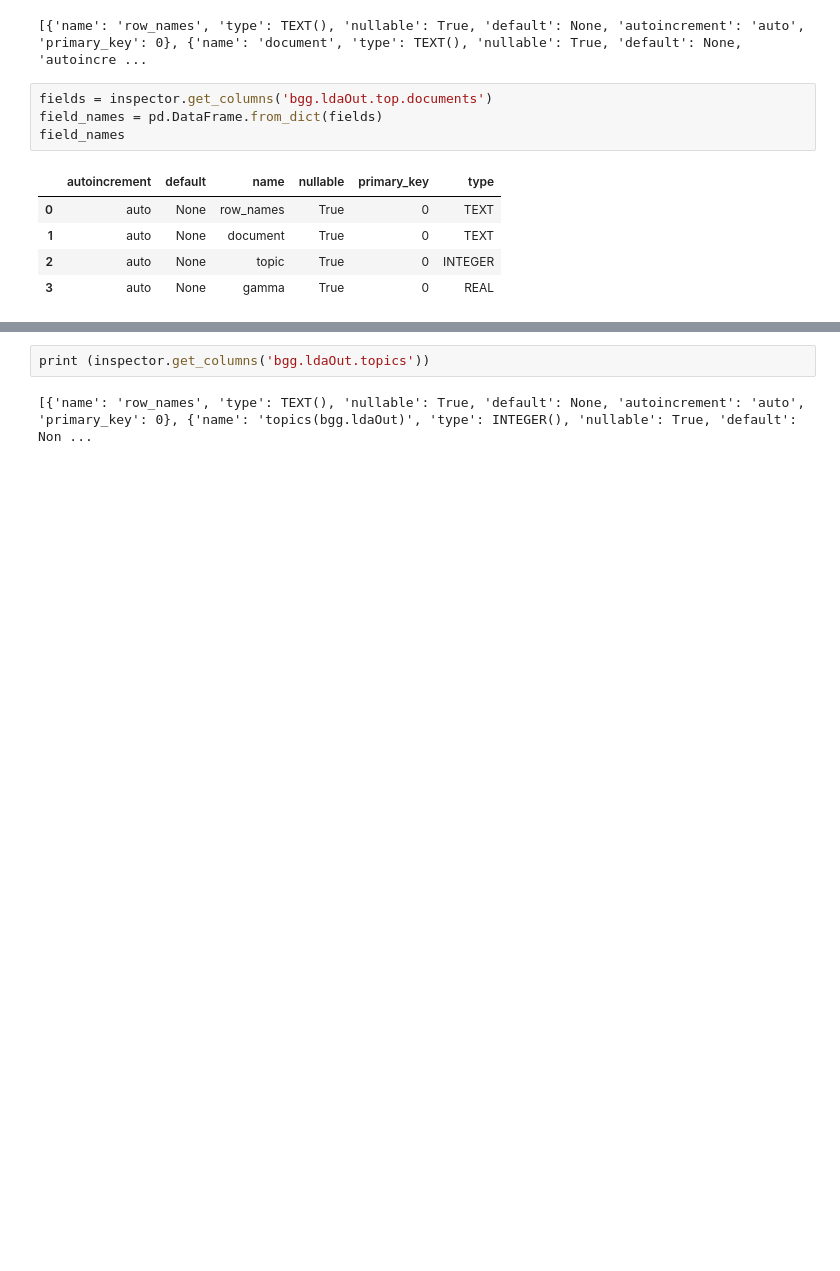
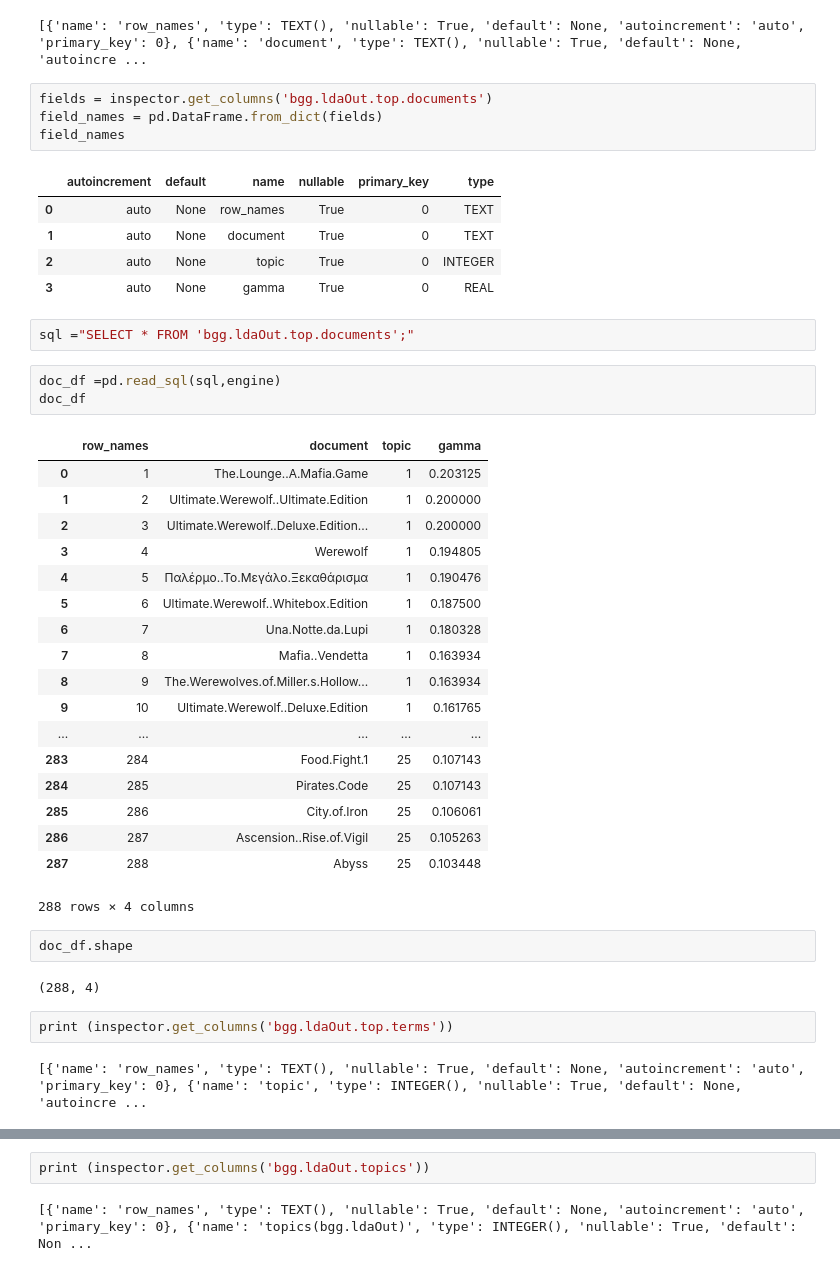
Before and after one commit to WT-CodeToSolve/Adv-Data-Analytics, a Jupyter notebook: BoardGame Ex Answer.ipynb, the cells around one changed output, grey strips where cells are left out. Drawn from its saved outputs; the diff is of its cells as text; blank space fills up the shorter version.

```diff
--- a/BoardGame Ex Answer.ipynb
+++ b/BoardGame Ex Answer.ipynb
@@ -56,3 +94,35 @@ field_names
 | 1 | auto | None | document | True | 0 | TEXT |
 | 2 | auto | None | topic | True | 0 | INTEGER |
 | 3 | auto | None | gamma | True | 0 | REAL |
+# %%
+sql ="SELECT * FROM 'bgg.ldaOut.top.documents';"
+# %%
+doc_df =pd.read_sql(sql,engine)
+doc_df
+# %% [output]
+|  | row_names | document | topic | gamma |
+| 0 | 1 | The.Lounge..A.Mafia.Game | 1 | 0.203125 |
+| 1 | 2 | Ultimate.Werewolf..Ultimate.Edition | 1 | 0.200000 |
+| 2 | 3 | Ultimate.Werewolf..Deluxe.Edition... | 1 | 0.200000 |
+| 3 | 4 | Werewolf | 1 | 0.194805 |
+| 4 | 5 | Παλέρμο..Το.Μεγάλο.Ξεκαθάρισμα | 1 | 0.190476 |
+| 5 | 6 | Ultimate.Werewolf..Whitebox.Edition | 1 | 0.187500 |
+| 6 | 7 | Una.Notte.da.Lupi | 1 | 0.180328 |
+| 7 | 8 | Mafia..Vendetta | 1 | 0.163934 |
+| 8 | 9 | The.Werewolves.of.Miller.s.Hollow... | 1 | 0.163934 |
+| 9 | 10 | Ultimate.Werewolf..Deluxe.Edition | 1 | 0.161765 |
+| ... | ... | ... | ... | ... |
+| 283 | 284 | Food.Fight.1 | 25 | 0.107143 |
+| 284 | 285 | Pirates.Code | 25 | 0.107143 |
+| 285 | 286 | City.of.Iron | 25 | 0.106061 |
+| 286 | 287 | Ascension..Rise.of.Vigil | 25 | 0.105263 |
+| 287 | 288 | Abyss | 25 | 0.103448 |
+288 rows × 4 columns
+# %%
+doc_df.shape
+# %% [output]
+(288, 4)
+# %%
+print (inspector.get_columns('bgg.ldaOut.top.terms'))
+# %% [output]
+[{'name': 'row_names', 'type': TEXT(), 'nullable': True, 'default': None, 'autoincrement': 'auto', 'primary_key': 0}, {'name': 'topic', 'type': INTEGER(), 'nullable': True, 'default': None, 'autoincre ...
```
Also changed, not shown: parts of 12 cells of this notebook.
